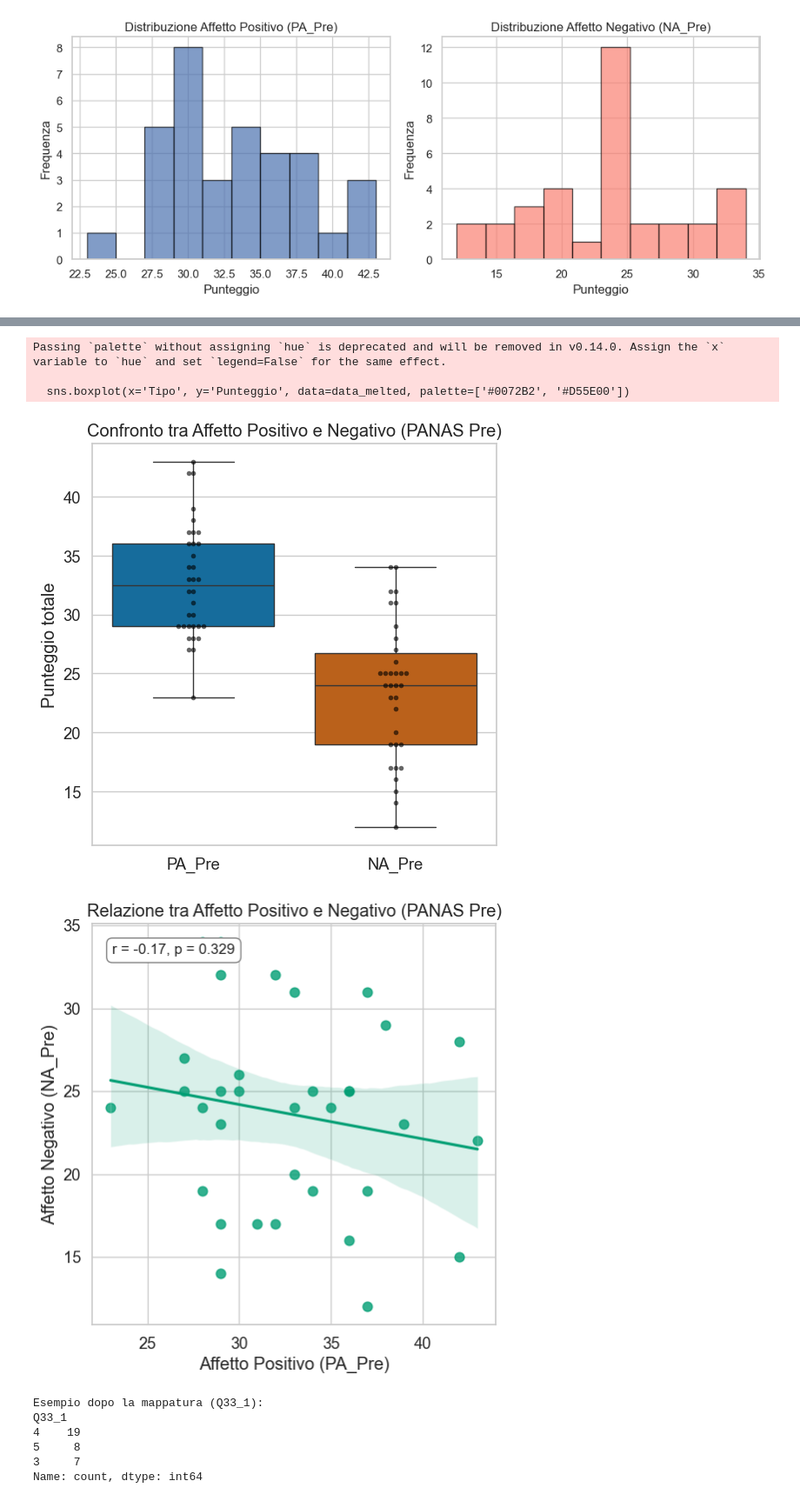
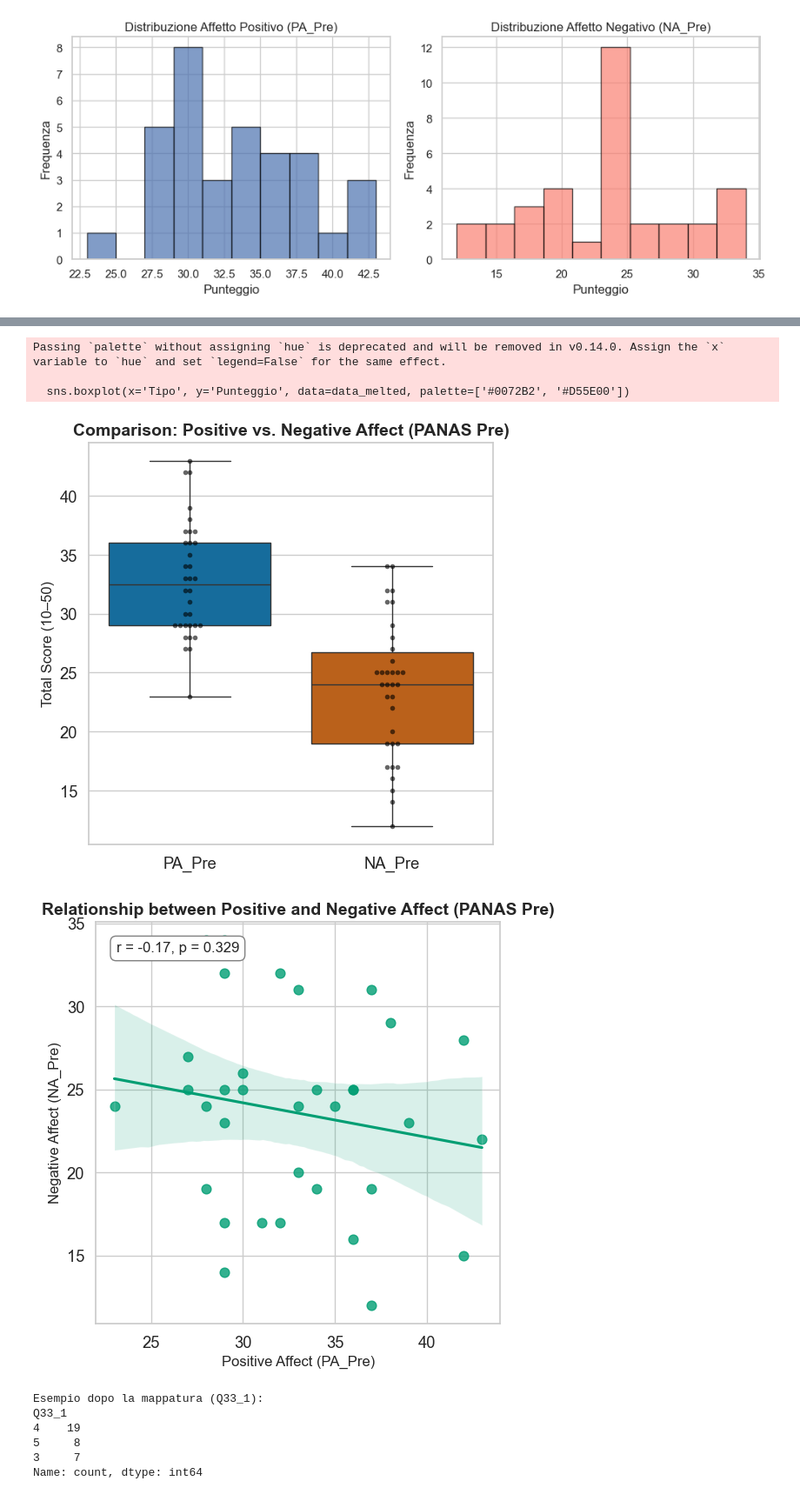
Before and after one commit to bobsync/ENIB, a Jupyter notebook: res/results.ipynb, the cells around one changed output, grey strips where cells are left out. Shown at 87% size. Cells and saved outputs as stored; diff of their text form; code cells hidden in the pictures.

Commit message:
images in english

```diff
--- a/res/results.ipynb
+++ b/res/results.ipynb
@@ -329,11 +329,11 @@ def calcola_OCEAN_da_raw(df):
 
     reverse_items = [3, 6, 10, 14]  # item da invertire (1-based)
     traits = {
-        "neuroticism":        [1, 2, 3],
-        "extroversion":       [4, 5, 6],
-        "openness":           [7, 8, 9],
-        "agreeableness":      [10, 11, 12],
-        "conscientiousness":  [13, 14, 15],
+        "Neuroticism":        [1, 2, 3],
+        "Extraversion":       [4, 5, 6],
+        "Openness":           [7, 8, 9],
+        "Agreeableness":      [10, 11, 12],
+        "Conscientiousness":  [13, 14, 15],
     }
 
     ids = df["Q36"]
@@ -361,7 +361,7 @@ def calcola_OCEAN_da_raw(df):
         bfi_scores[trait] = bfi_df[cols].mean(axis=1).round(1)
 
     final_df = pd.DataFrame(ids)
-    final_df[["openness", "conscientiousness", "extroversion", "agreeableness", "neuroticism"]] = bfi_scores
+    final_df[["Openness", "Conscientiousness", "Extraversion", "Agreeableness", "Neuroticism"]] = bfi_scores
 
     return final_df
 # %%
@@ -394,7 +394,7 @@ from scipy import stats
 
 # Supponiamo che il tuo df sia:
 # scores = pd.DataFrame([...])
-bfi_cols = ["openness", "conscientiousness", "extroversion", "agreeableness", "neuroticism"]
+bfi_cols = ["Openness", "Conscientiousness", "Extraversion", "Agreeableness", "Neuroticism"]
 
 # --- 1️⃣ Statistiche descrittive ---
 desc = scores[bfi_cols].describe().T
@@ -747,14 +889,14 @@ sns.set_theme(style="whitegrid", font_scale=1.2)
 fig, axes = plt.subplots(1, 2, figsize=(12, 5))
 
 sns.histplot(merged_df['PA_Pre'], kde=True, color="#0072B2", ax=axes[0], bins=10)
-axes[0].set_title("Distribuzione Affetto Positivo (PA_Pre)")
-axes[0].set_xlabel("Punteggio")
-axes[0].set_ylabel("Frequenza")
+axes[0].set_title("Distribution of Positive Affect (PA_Pre)", fontsize=14, fontweight='bold')
+axes[0].set_xlabel("Score", fontsize=12)
+axes[0].set_ylabel("Frequency", fontsize=12)
 
 sns.histplot(merged_df['NA_Pre'], kde=True, color="#D55E00", ax=axes[1], bins=10)
-axes[1].set_title("Distribuzione Affetto Negativo (NA_Pre)")
-axes[1].set_xlabel("Punteggio")
-axes[1].set_ylabel("Frequenza")
+axes[1].set_title("Distribution of Negative Affect (NA_Pre)", fontsize=14, fontweight='bold')
+axes[1].set_xlabel("Score", fontsize=12)
+axes[1].set_ylabel("Frequency", fontsize=12)
 
 plt.tight_layout()
 plt.savefig("PANAS_Pre_Distribuzioni.png", dpi=300, bbox_inches="tight", facecolor="white")
@@ -766,9 +908,9 @@ plt.figure(figsize=(6, 6))
 data_melted = merged_df.melt(value_vars=['PA_Pre', 'NA_Pre'], var_name='Tipo', value_name='Punteggio')
 sns.boxplot(x='Tipo', y='Punteggio', data=data_melted, palette=['#0072B2', '#D55E00'])
 sns.swarmplot(x='Tipo', y='Punteggio', data=data_melted, color='black', alpha=0.6, size=4)
-plt.title("Confronto tra Affetto Positivo e Negativo (PANAS Pre)")
+plt.title("Comparison: Positive vs. Negative Affect (PANAS Pre)", fontsize=14, fontweight='bold')
 plt.xlabel("")
-plt.ylabel("Punteggio totale")
+plt.ylabel("Total Score (10–50)", fontsize=12)
 plt.savefig("PANAS_Pre_Boxplot.png", dpi=300, bbox_inches="tight", facecolor="white")
 plt.show()
 
@@ -776,9 +918,9 @@ plt.show()
 # === 3️⃣ Scatter plot con regressione lineare ===
 plt.figure(figsize=(6, 6))
 sns.regplot(x='PA_Pre', y='NA_Pre', data=merged_df, color="#009E73", ci=95, scatter_kws={"s":60, "alpha":0.8})
-plt.title("Relazione tra Affetto Positivo e Negativo (PANAS Pre)")
-plt.xlabel("Affetto Positivo (PA_Pre)")
-plt.ylabel("Affetto Negativo (NA_Pre)")
+plt.title("Relationship between Positive and Negative Affect (PANAS Pre)", fontsize=14, fontweight='bold')
+plt.xlabel("Positive Affect (PA_Pre)", fontsize=12)
+plt.ylabel("Negative Affect (NA_Pre)", fontsize=12)
 
 # Calcolo r e p per annotazione
 r, p_corr = stats.pearsonr(merged_df['PA_Pre'], merged_df['NA_Pre'])
@@ -797,8 +939,8 @@ plt.show()
 Passing `palette` without assigning `hue` is deprecated and will be removed in v0.14.0. Assign the `x` variable to `hue` and set `legend=False` for the same effect.
 
   sns.boxplot(x='Tipo', y='Punteggio', data=data_melted, palette=['#0072B2', '#D55E00'])
-[figure, old version]
+[figure, new version]
-[figure, old version]
+[figure, new version]
 # %%
 # Assumendo che il tuo DataFrame si chiami 'merged_df'
 
```
Also changed, not shown: parts of 24 cells of this notebook, 20 other files.
